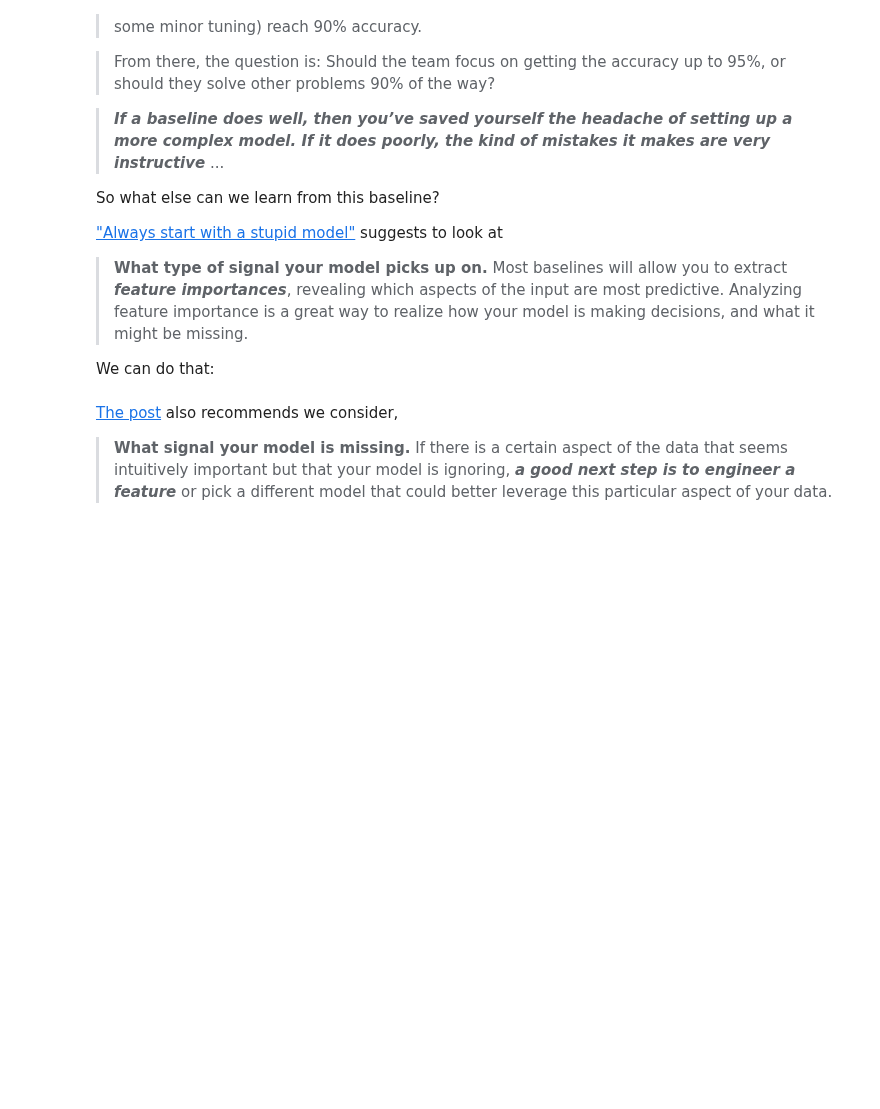
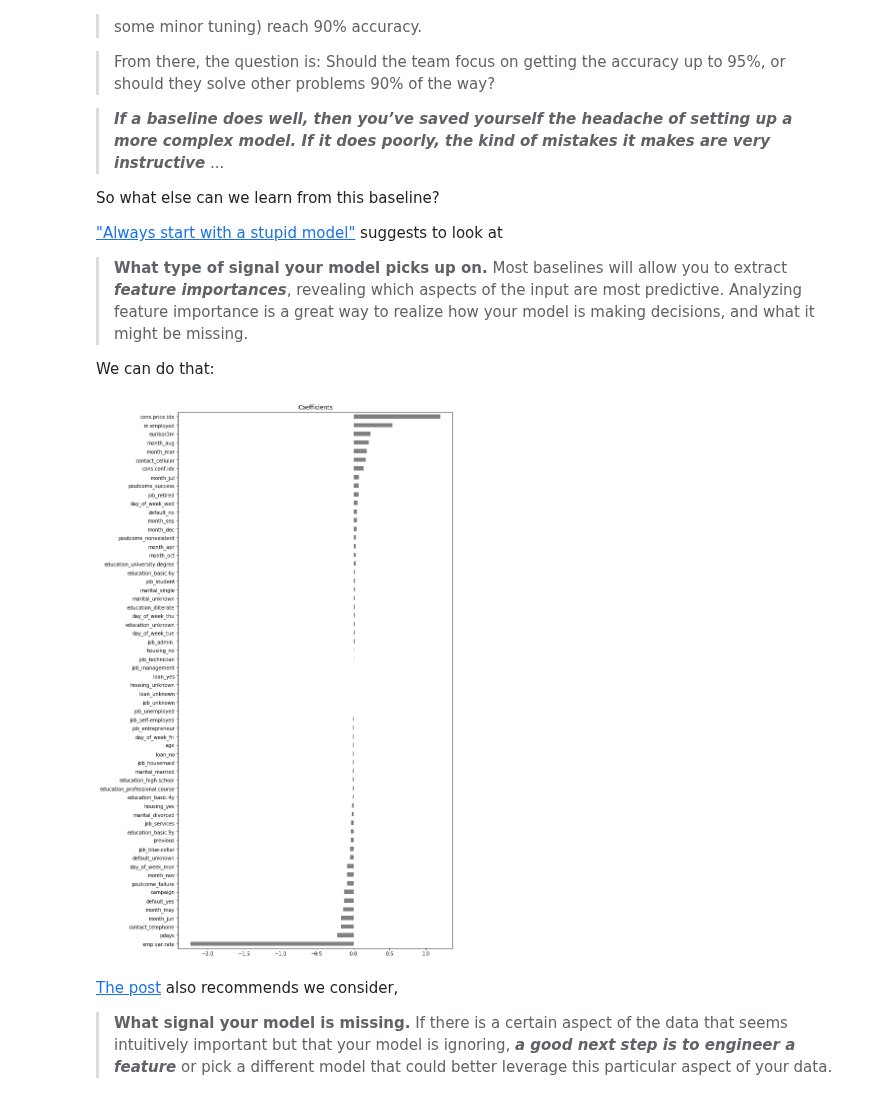
Before and after one commit to LambdaSchool/DS-Unit-2-Sprint-3-Classification-Validation, a Jupyter notebook: module2-baselines-validation/Copy_of_LS_DS_232_Baselines_Validation.ipynb, the cells around one changed output. Cells and saved outputs as stored; diff of their text form; code cells hidden in the pictures; blank space fills up the shorter version.

```diff
--- a/module2-baselines-validation/Copy_of_LS_DS_232_Baselines_Validation.ipynb
+++ b/module2-baselines-validation/Copy_of_LS_DS_232_Baselines_Validation.ipynb
@@ -227,25 +417,12 @@ A complete example, as an alternative to Train/Validate/Test
 # %%
-# Imports
-%matplotlib inline
-import warnings
-import category_encoders as ce
-import matplotlib.pyplot as plt
-import pandas as pd
-from sklearn.linear_model import LogisticRegression
-from sklearn.model_selection import cross_val_score
-from sklearn.pipeline import make_pipeline
-from sklearn.exceptions import DataConversionWarning
-from sklearn.preprocessing import StandardScaler
-warnings.filterwarnings(action='ignore', category=DataConversionWarning)
-
 # Load data
-bank = pd.read_csv('bank-additional/bank-additional-full.csv', sep=';')
+bank = pd.read_csv('bank-additional-full.csv', sep=';')
 
 # Assign to X, y
 X = bank.drop(columns='y')
 y = bank['y'] == 'yes'
 
-# Drop leaky & random features
+# Drop leaky feature
 X = X.drop(columns='duration')
 
 # Split Train, Test
@@ -285,13 +472,15 @@ We can do that:
 # %%
 # (Re)fit on training data
 pipeline.fit(X_train, y_train)
 
 # Visualize coefficients
-plt.figure(figsize=(10,30))
+plt.figure(figsize=(10,20))
 plt.title('Coefficients')
 coefficients = pipeline.named_steps['logisticregression'].coef_[0]
 feature_names = pipeline.named_steps['onehotencoder'].transform(X_train).columns
 pd.Series(coefficients, feature_names).sort_values().plot.barh(color='gray');
+# %% [output]
+[figure, added]
 # %% [markdown]
 [The post](https://blog.insightdatascience.com/always-start-with-a-stupid-model-no-exceptions-3a22314b9aaa) also recommends we consider,
 
```
Also changed, not shown: parts of 34 cells of this notebook.
